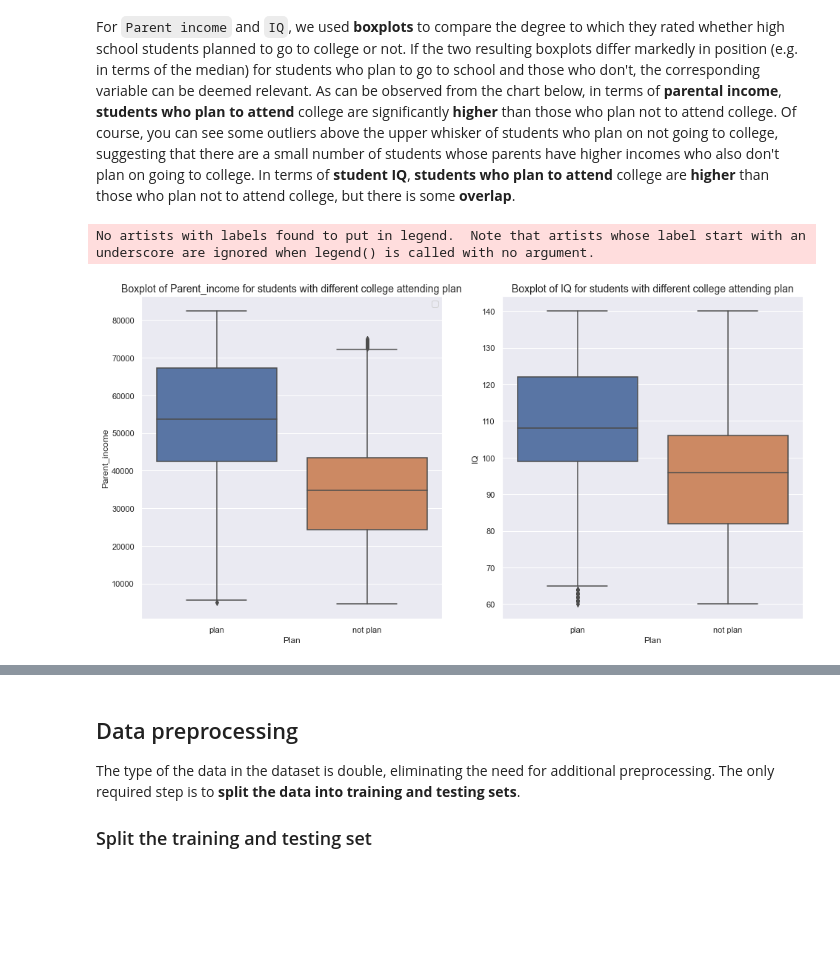
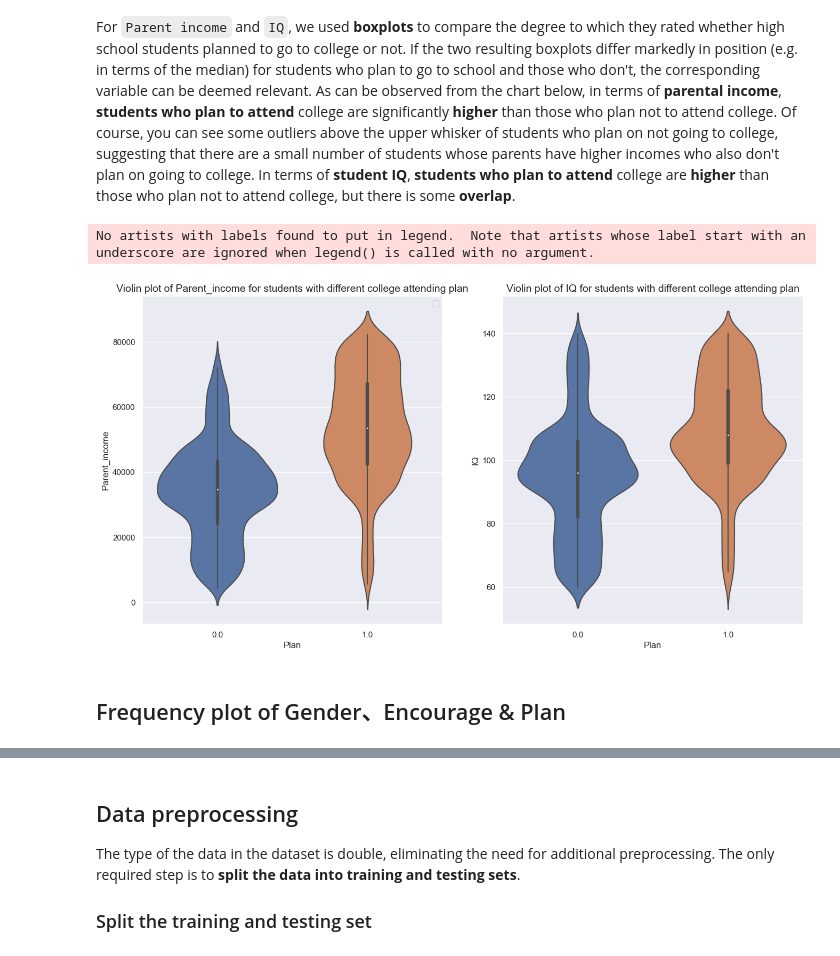
Before and after one commit to Charley-HUANG/Statistical_Data_Mining_Tutorials, a Jupyter notebook: Case study 7 College Attending Plan Modeled by Random Forest/T5_StudyPlan_RandomForest_Ans.ipynb, the cells around one changed output, grey strips where cells are left out. Saved outputs shown, nothing was run; the diff lists cells and outputs as text; code cells hidden in the pictures; blank space fills up the shorter version.

```diff
--- a/Case study 7 College Attending Plan Modeled by Random Forest/T5_StudyPlan_RandomForest_Ans.ipynb
+++ b/Case study 7 College Attending Plan Modeled by Random Forest/T5_StudyPlan_RandomForest_Ans.ipynb
@@ -56,6 +70,6 @@ The case study deals with the college attending plan problem which was previousl
 # %%
-# Load the data
-college = pandas.read_csv('college.csv',engine='python') # Parser engine to use. The C is faster while the python is currently more feature-complete.
-college.head()
+# Preview the data
+college = pd.read_csv('college.csv',engine='python') # Parser engine to use. The C is faster while the python is currently more feature-complete.
+college.tail(10)
 # %% [output]
 |  | StudentID | Gender | Parent_income | IQ | Encourage | Plan |
@@ -68,0 +143,7 @@ college.head()
+# %%
+# Convert 'Gender': 'male'-> 0, 'female'-> 1, and non-numeric -> NaN.
+college['Gender'] = pd.to_numeric(college['Gender'].map({'male': 0, 'female': 1}), errors='coerce')
+college['Encourage'] = pd.to_numeric(college['Encourage'].map({'not encourage': 0, 'encourage': 1}), errors='coerce')
+college['Plan'] = pd.to_numeric(college['Plan'].map({'not plan': 0, 'plan': 1}), errors='coerce')
+
+college.tail(10)
@@ -68,0 +183,4 @@ college.head()
+# %%
+college['Parent_income'] = pd.to_numeric(college['Parent_income'], errors='coerce')
+college['IQ'] = pd.to_numeric(college['IQ'], errors='coerce')
+college.tail(10)
@@ -82,0 +240,17 @@ Index: []
+# %%
+# Delete missing value in target label:
+college = college.dropna(subset=['Plan'])
+
+# Categorical variables are populated with the mode
+mode_gender = college['Gender'].mode()[0]
+mode_encourage = college['Encourage'].mode()[0]
+college['Gender'] = college['Gender'].fillna(mode_gender)
+college['Encourage'] = college['Encourage'].fillna(mode_encourage)
+
+# Use median padding (more robust to skewed distributions)
+median_income = college['Parent_income'].median()
+median_iq = college['IQ'].median()
+college['Parent_income'] = college['Parent_income'].fillna(median_income)
+college['IQ'] = college['IQ'].fillna(median_iq)
+
+print(college[college.isna().any(axis=1)])
@@ -195,19 +350,21 @@ For `Parent income` and `IQ`, we used **boxplots** to compare the degree to whic
 # %%
 import matplotlib.pyplot as plt
 import seaborn as sns
 # Creation of figure with 2 axis
 sns.set(style="ticks")
 sns.set_style("darkgrid")
 fig, ax = plt.subplots(1, 2, figsize=(16, 8))
 # Creation of 1st axis
-sns.boxplot(x="Plan", y="Parent_income", data=college, ax=ax[0])
+sns.violinplot(x="Plan", y="Parent_income", data=college, ax=ax[0])
 ax[0].legend(loc='upper right')
-ax[0].set_title("Boxplot of Parent_income for students with different college attending plan", fontsize=14)
+ax[0].set_title("Violin plot of Parent_income for students with different college attending plan", fontsize=14)
 # Creation of 2nd axis
-sns.boxplot(x="Plan", y="IQ", data=college, ax=ax[1])
-ax[1].set_title("Boxplot of IQ for students with different college attending plan", fontsize=14)
+sns.violinplot(x="Plan", y="IQ", data=college, ax=ax[1])
+ax[1].set_title("Violin plot of IQ for students with different college attending plan", fontsize=14)
 # Close the empty Figure 2 created by seaborn.
 plt.close(2)
 # %% [output]
 No artists with labels found to put in legend.  Note that artists whose label start with an underscore are ignored when legend() is called with no argument.
-[figure, old version]
+[figure, new version]
+# %% [markdown]
+## Frequency plot of Gender、Encourage & Plan
```
Also changed, not shown: parts of 60 cells of this notebook, 10 other files.
